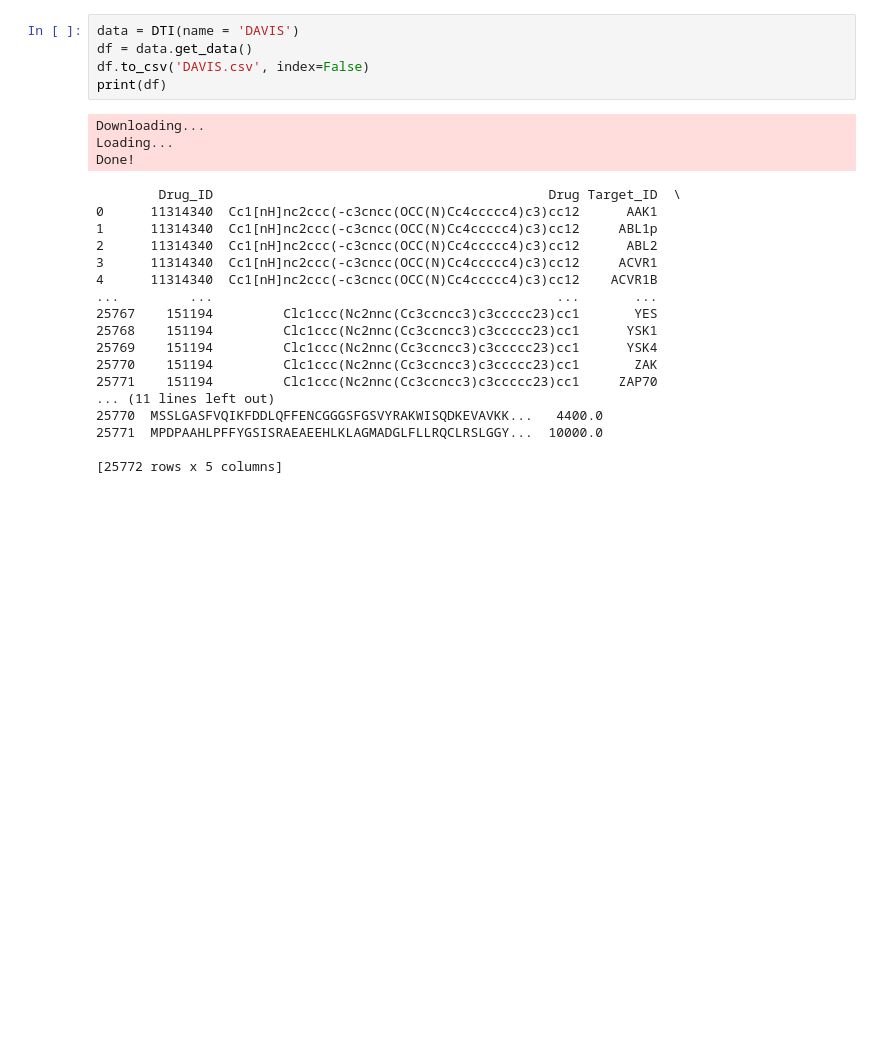
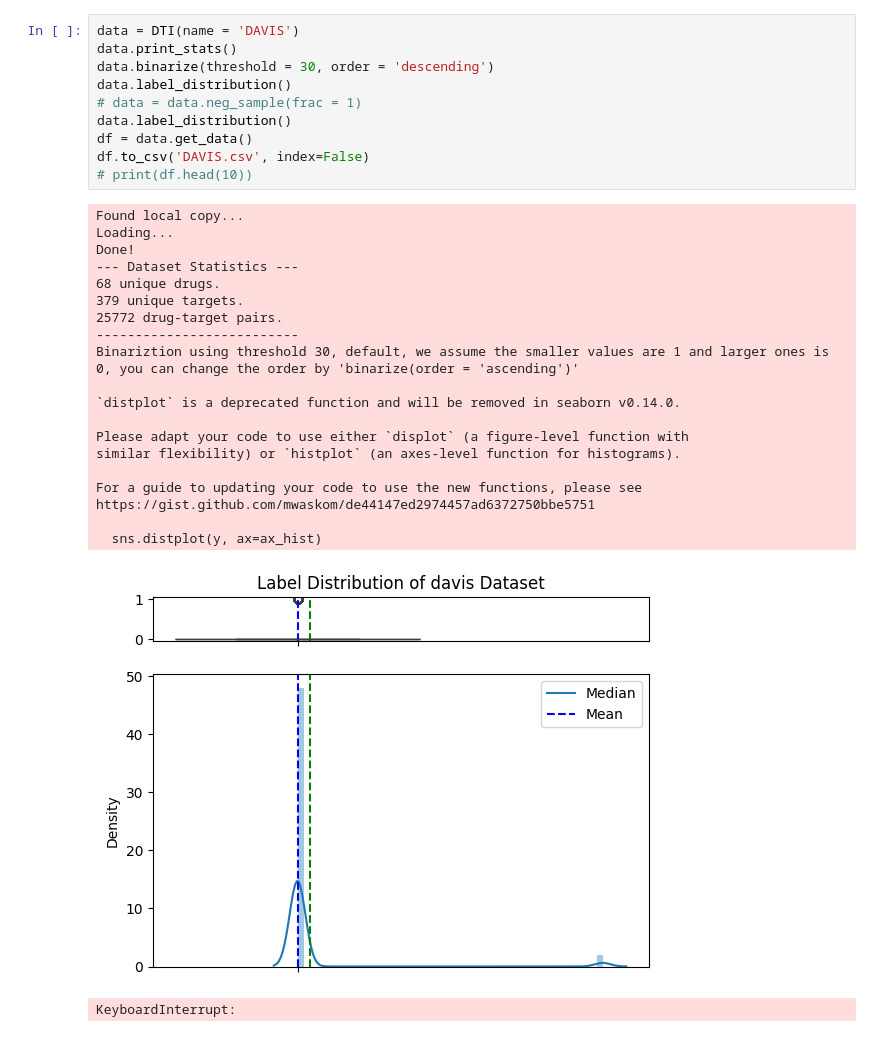
Before and after one commit to jnuaipr/MINDG, a Jupyter notebook: doc/dti.ipynb, the cells around one changed output. Cells and saved outputs as stored; diff of their text form; blank space fills up the shorter version.

```diff
--- a/doc/dti.ipynb
+++ b/doc/dti.ipynb
@@ -30,30 +26,36 @@ Done!
 [117657 rows x 5 columns]
 # %%
 data = DTI(name = 'DAVIS')
+data.print_stats()
+data.binarize(threshold = 30, order = 'descending')
+data.label_distribution()
+# data = data.neg_sample(frac = 1)
+data.label_distribution()
 df = data.get_data()
 df.to_csv('DAVIS.csv', index=False)
-print(df)
+# print(df.head(10))
 # %% [output]
-Downloading...
+Found local copy...
 Loading...
 Done!
+--- Dataset Statistics ---
+68 unique drugs.
+379 unique targets.
+25772 drug-target pairs.
+--------------------------
+Binariztion using threshold 30, default, we assume the smaller values are 1 and larger ones is 0, you can change the order by 'binarize(order = 'ascending')'
+
+`distplot` is a deprecated function and will be removed in seaborn v0.14.0.
+
+Please adapt your code to use either `displot` (a figure-level function with
+similar flexibility) or `histplot` (an axes-level function for histograms).
+
+For a guide to updating your code to use the new functions, please see
+https://gist.github.com/mwaskom/de44147ed2974457ad6372750bbe5751
+
+  sns.distplot(y, ax=ax_hist)
+[figure, added]
-        Drug_ID                                           Drug Target_ID  \
-0      11314340  Cc1[nH]nc2ccc(-c3cncc(OCC(N)Cc4ccccc4)c3)cc12      AAK1
-1      11314340  Cc1[nH]nc2ccc(-c3cncc(OCC(N)Cc4ccccc4)c3)cc12     ABL1p
-2      11314340  Cc1[nH]nc2ccc(-c3cncc(OCC(N)Cc4ccccc4)c3)cc12      ABL2
-3      11314340  Cc1[nH]nc2ccc(-c3cncc(OCC(N)Cc4ccccc4)c3)cc12     ACVR1
-4      11314340  Cc1[nH]nc2ccc(-c3cncc(OCC(N)Cc4ccccc4)c3)cc12    ACVR1B
-...         ...                                            ...       ...
-25767    151194         Clc1ccc(Nc2nnc(Cc3ccncc3)c3ccccc23)cc1       YES
-25768    151194         Clc1ccc(Nc2nnc(Cc3ccncc3)c3ccccc23)cc1      YSK1
-25769    151194         Clc1ccc(Nc2nnc(Cc3ccncc3)c3ccccc23)cc1      YSK4
-25770    151194         Clc1ccc(Nc2nnc(Cc3ccncc3)c3ccccc23)cc1       ZAK
-25771    151194         Clc1ccc(Nc2nnc(Cc3ccncc3)c3ccccc23)cc1     ZAP70
-... (11 lines left out)
-25770  MSSLGASFVQIKFDDLQFFENCGGGSFGSVYRAKWISQDKEVAVKK...   4400.0
-25771  MPDPAAHLPFFYGSISRAEAEEHLKLAGMADGLFLLRQCLRSLGGY...  10000.0
-
-[25772 rows x 5 columns]
+KeyboardInterrupt:
 # %%
 data = DTI(name = 'BindingDB_Kd')
 df = data.get_data()
```
Also changed, not shown: parts of 4 cells of this notebook, 7 other files.
